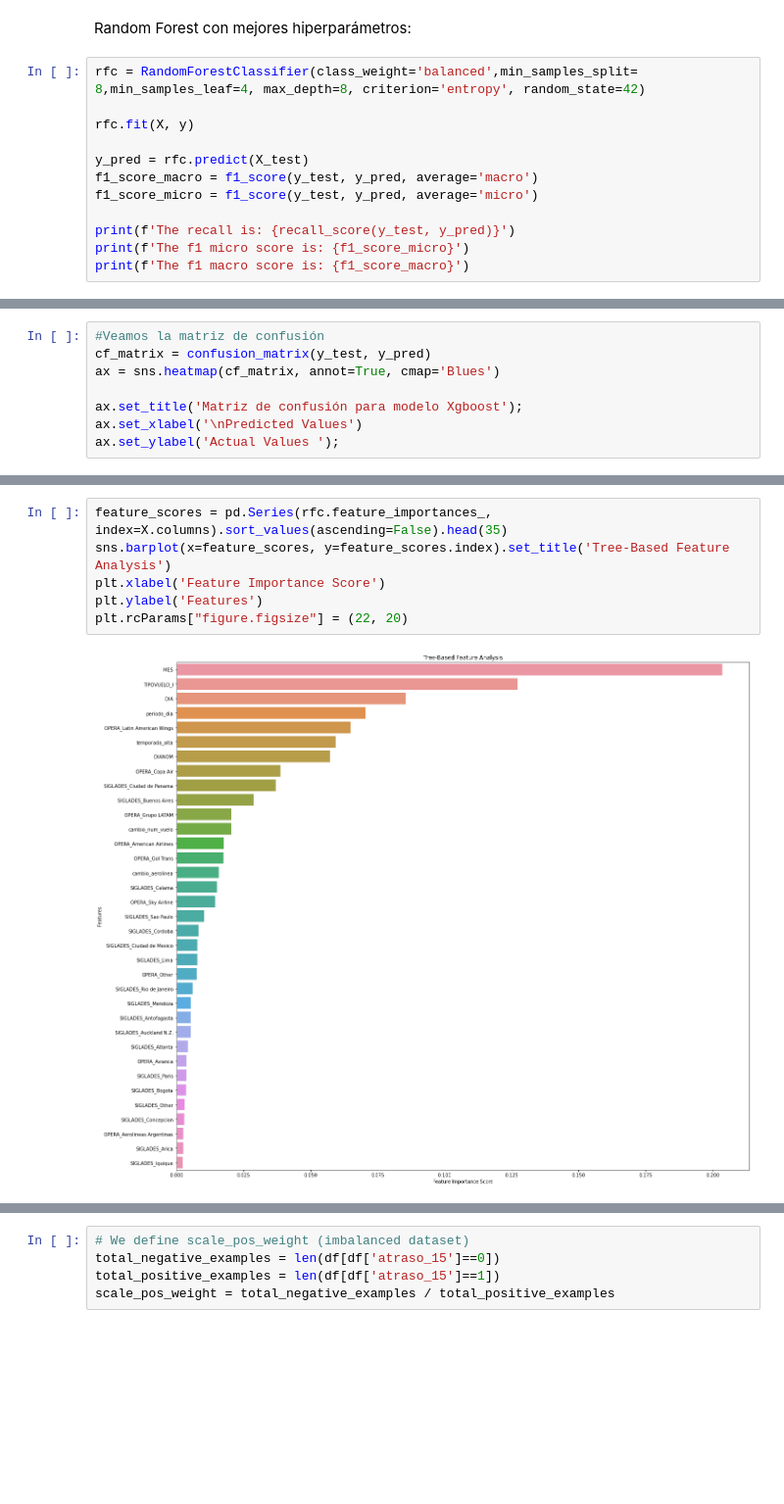
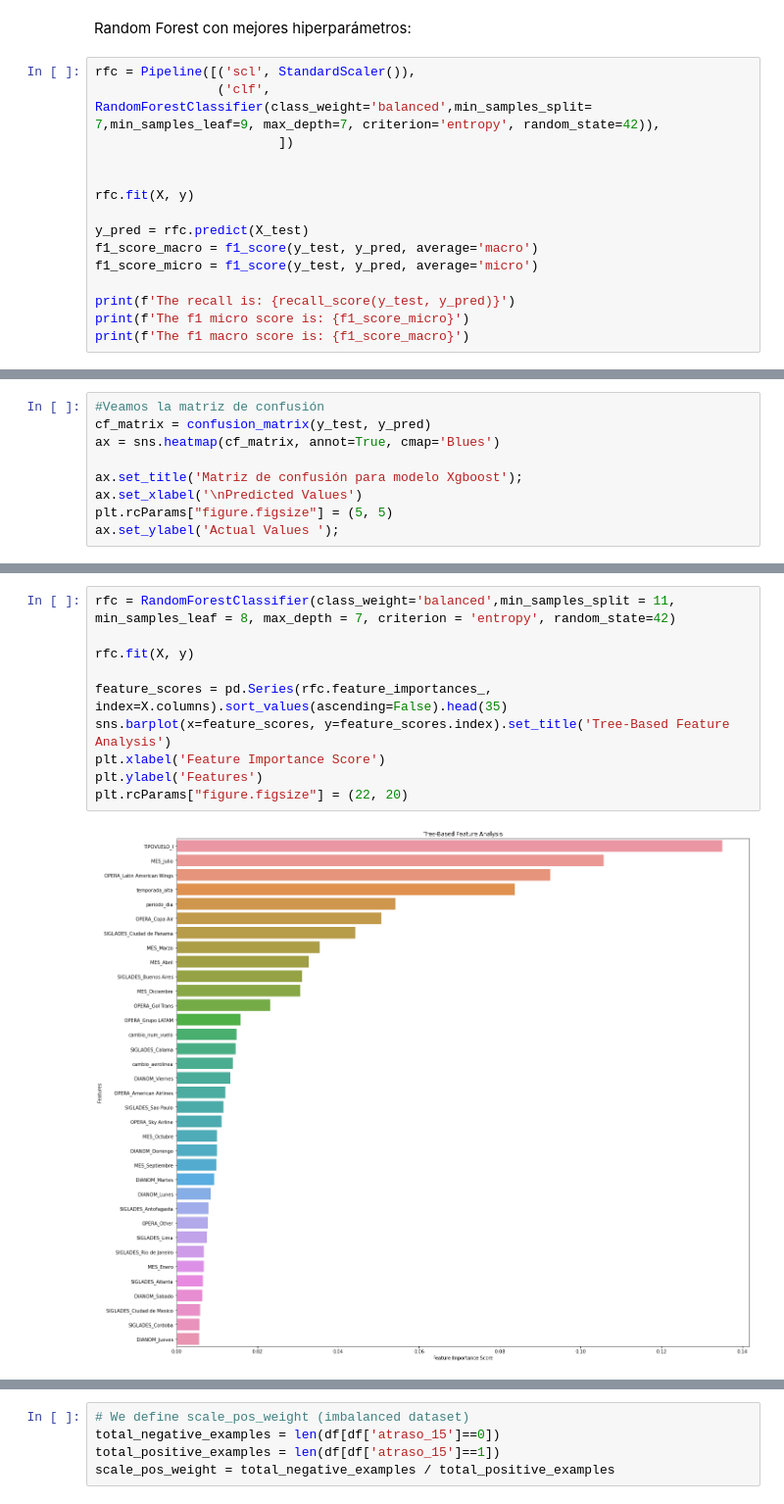
Before and after one commit to rebeccahcohen/Challenge_LATAM, a Jupyter notebook: modelos.ipynb, the cells around one changed output, grey strips where cells are left out. Shown at 98% size. Cells and saved outputs as stored; diff of their text form; blank space fills up the shorter version.

```diff
--- a/modelos.ipynb
+++ b/modelos.ipynb
@@ -160,7 +160,10 @@ classifiers trained!
 # %% [markdown]
 Random Forest con mejores hiperparámetros:
 # %%
-rfc = RandomForestClassifier(class_weight='balanced',min_samples_split= 8,min_samples_leaf=4, max_depth=8, criterion='entropy', random_state=42)
+rfc = Pipeline([('scl', StandardScaler()),
+                ('clf', RandomForestClassifier(class_weight='balanced',min_samples_split= 7,min_samples_leaf=9, max_depth=7, criterion='entropy', random_state=42)),
+                        ])
+
 
 rfc.fit(X, y)
 
@@ -182,5 +185,6 @@ ax = sns.heatmap(cf_matrix, annot=True, cmap='Blues')
 
 ax.set_title('Matriz de confusión para modelo Xgboost');
 ax.set_xlabel('\nPredicted Values')
+plt.rcParams["figure.figsize"] = (5, 5)
 ax.set_ylabel('Actual Values ');
 # %% [output]
@@ -191,9 +195,13 @@ Random Forest Feature importance:
 # %%
+rfc = RandomForestClassifier(class_weight='balanced',min_samples_split = 11, min_samples_leaf = 8, max_depth = 7, criterion = 'entropy', random_state=42)
+
+rfc.fit(X, y)
+
 feature_scores = pd.Series(rfc.feature_importances_, index=X.columns).sort_values(ascending=False).head(35)
 sns.barplot(x=feature_scores, y=feature_scores.index).set_title('Tree-Based Feature Analysis')
 plt.xlabel('Feature Importance Score')
 plt.ylabel('Features')
 plt.rcParams["figure.figsize"] = (22, 20)
 # %% [output]
-[figure, old version]
+[figure, new version]
 # %% [markdown]
```
Also changed, not shown: parts of 23 cells of this notebook.
